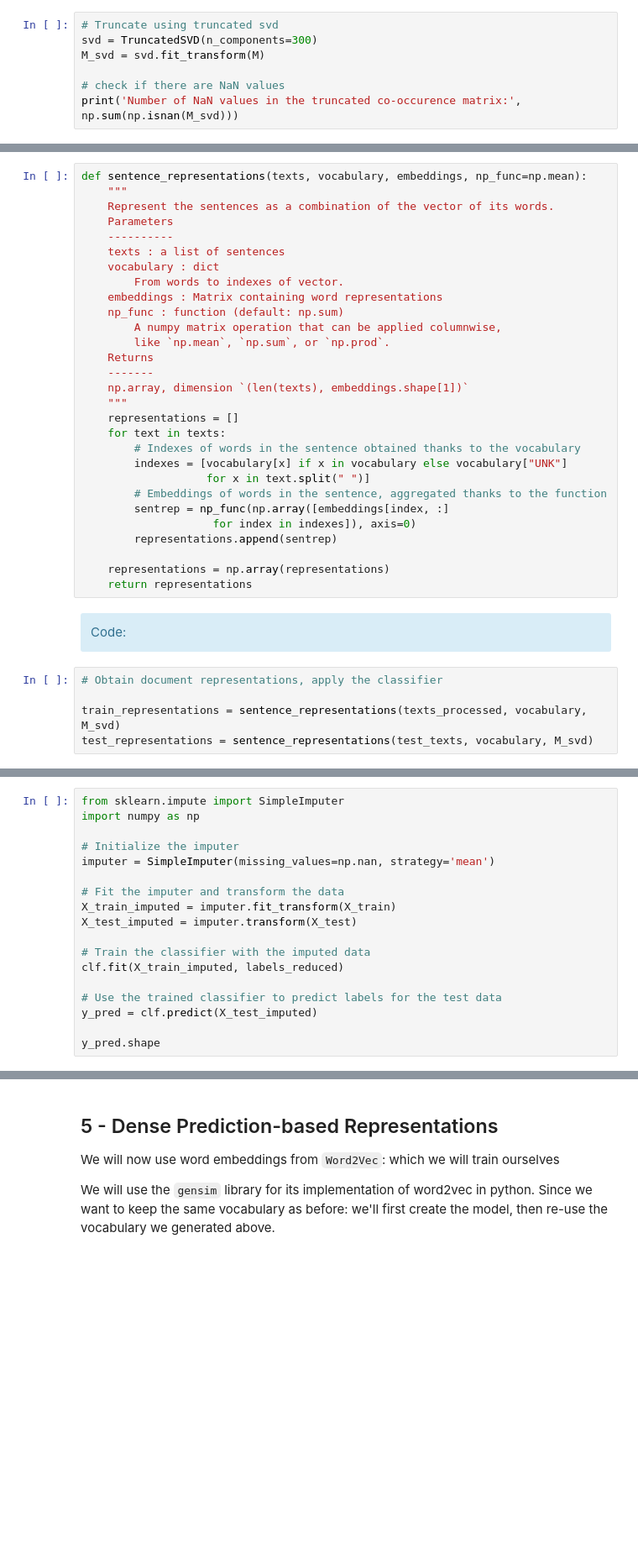
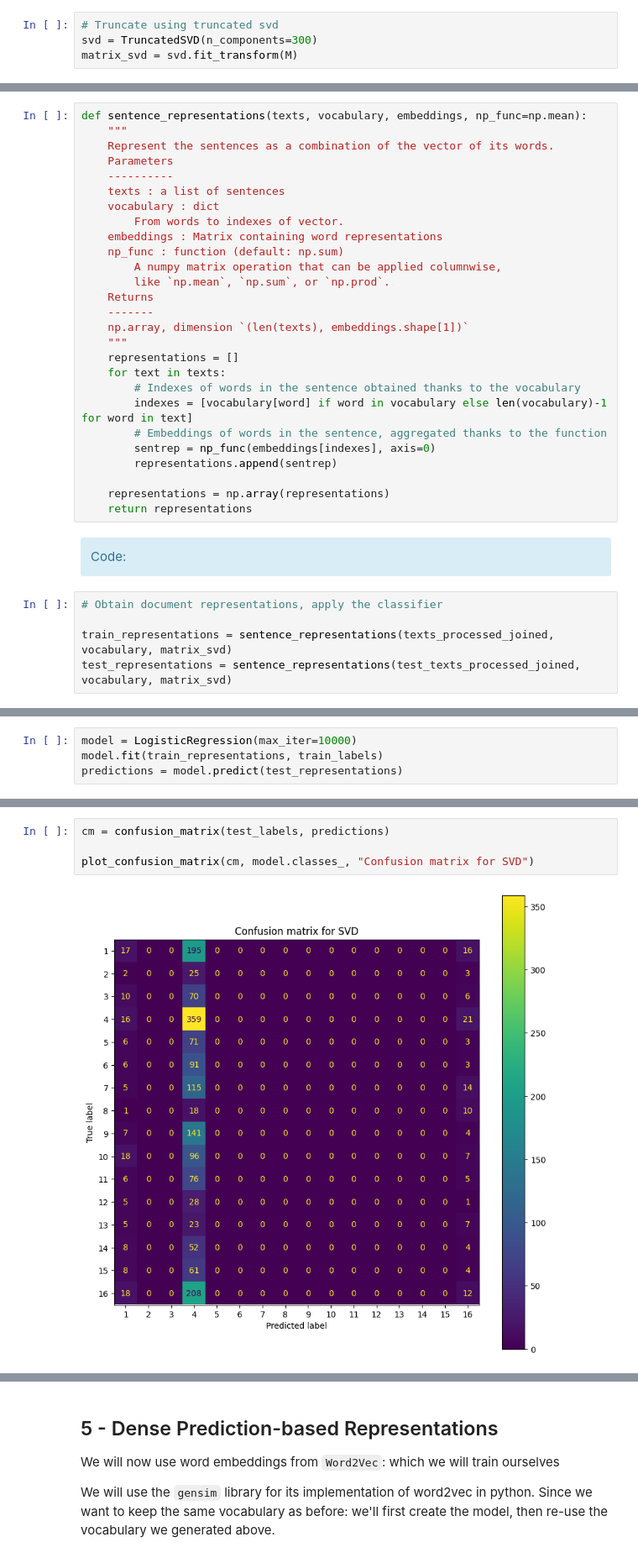
Before and after one commit to TarcisioBueno/word-embeddings-for-classification-SDTSIA214, a Jupyter notebook: TP_WE_for_Classification_SD-TSIA-214_Students.ipynb, the cells around one changed output, grey strips where cells are left out. Shown at 84% size. Cells and saved outputs as stored; diff of their text form; blank space fills up the shorter version.

```diff
--- a/TP_WE_for_Classification_SD-TSIA-214_Students.ipynb
+++ b/TP_WE_for_Classification_SD-TSIA-214_Students.ipynb
@@ -506,7 +509,4 @@ Number of NaN values in the co-occurence matrix: 0
 # %%
 # Truncate using truncated svd
 svd = TruncatedSVD(n_components=300)
-M_svd = svd.fit_transform(M)
-
-# check if there are NaN values
-print('Number of NaN values in the truncated co-occurence matrix:', np.sum(np.isnan(M_svd)))
+matrix_svd = svd.fit_transform(M)
@@ -535,11 +533,9 @@ def sentence_representations(texts, vocabulary, embeddings, np_func=np.mean):
     representations = []
     for text in texts:
         # Indexes of words in the sentence obtained thanks to the vocabulary
-        indexes = [vocabulary[x] if x in vocabulary else vocabulary["UNK"]
-                   for x in text.split(" ")]
+        indexes = [vocabulary[word] if word in vocabulary else len(vocabulary)-1 for word in text]
         # Embeddings of words in the sentence, aggregated thanks to the function
-        sentrep = np_func(np.array([embeddings[index, :]
-                    for index in indexes]), axis=0)
+        sentrep = np_func(embeddings[indexes], axis=0)
         representations.append(sentrep)
 
     representations = np.array(representations)
@@ -550,5 +546,5 @@ def sentence_representations(texts, vocabulary, embeddings, np_func=np.mean):
 # %%
 # Obtain document representations, apply the classifier
 
-train_representations = sentence_representations(texts_processed, vocabulary, M_svd)
-test_representations = sentence_representations(test_texts, vocabulary, M_svd)
+train_representations = sentence_representations(texts_processed_joined, vocabulary, matrix_svd)
+test_representations = sentence_representations(test_texts_processed_joined, vocabulary, matrix_svd)
@@ -570,18 +551,4 @@ The number of NaN values in X_test is 27600
 # %%
-from sklearn.impute import SimpleImputer
-import numpy as np
-
-# Initialize the imputer
-imputer = SimpleImputer(missing_values=np.nan, strategy='mean')
-
-# Fit the imputer and transform the data
-X_train_imputed = imputer.fit_transform(X_train)
-X_test_imputed = imputer.transform(X_test)
-
-# Train the classifier with the imputed data
-clf.fit(X_train_imputed, labels_reduced)
-
-# Use the trained classifier to predict labels for the test data
-y_pred = clf.predict(X_test_imputed)
-
-y_pred.shape
+model = LogisticRegression(max_iter=10000)
+model.fit(train_representations, train_labels)
+predictions = model.predict(test_representations)
@@ -604,0 +555,6 @@ Accuracy: 0.0
+# %%
+cm = confusion_matrix(test_labels, predictions)
+
+plot_confusion_matrix(cm, model.classes_, "Confusion matrix for SVD")
+# %% [output]
+[figure, added]
```
Also changed, not shown: parts of 23 cells of this notebook.
